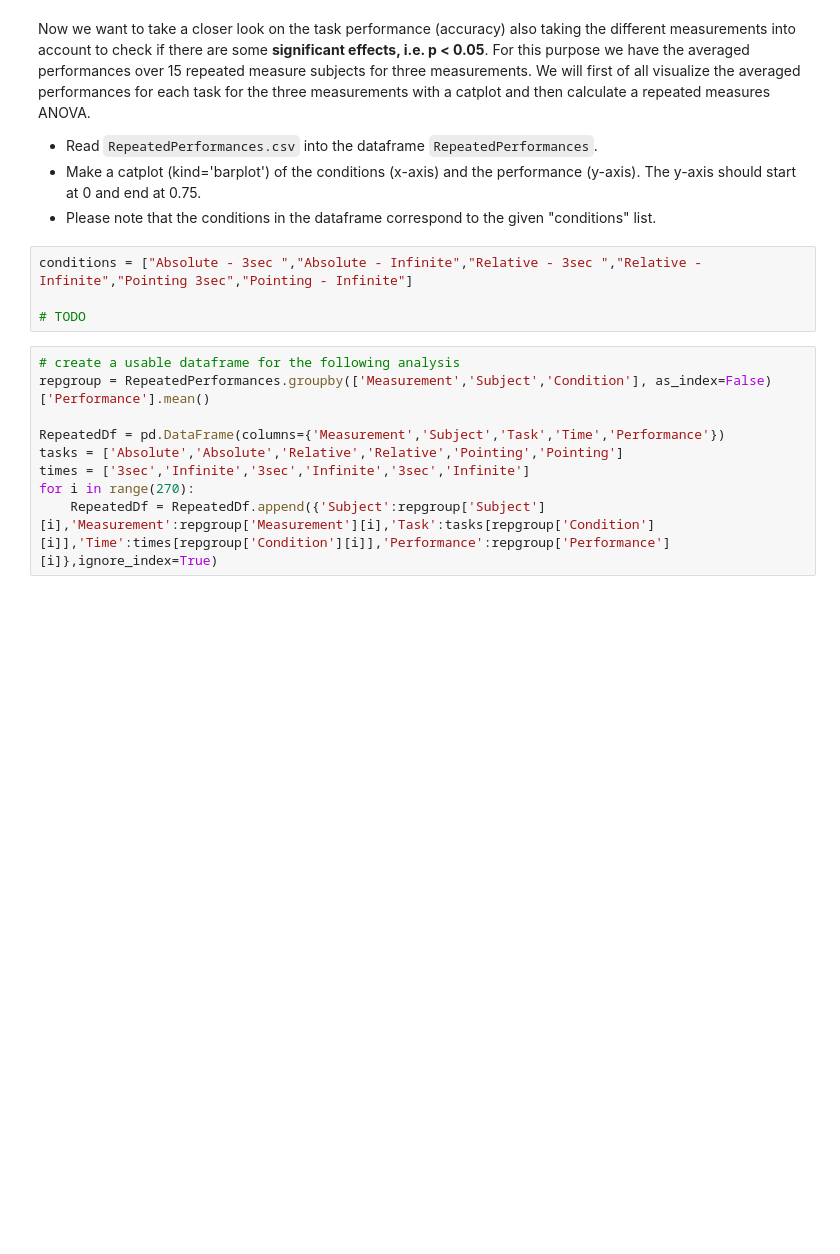
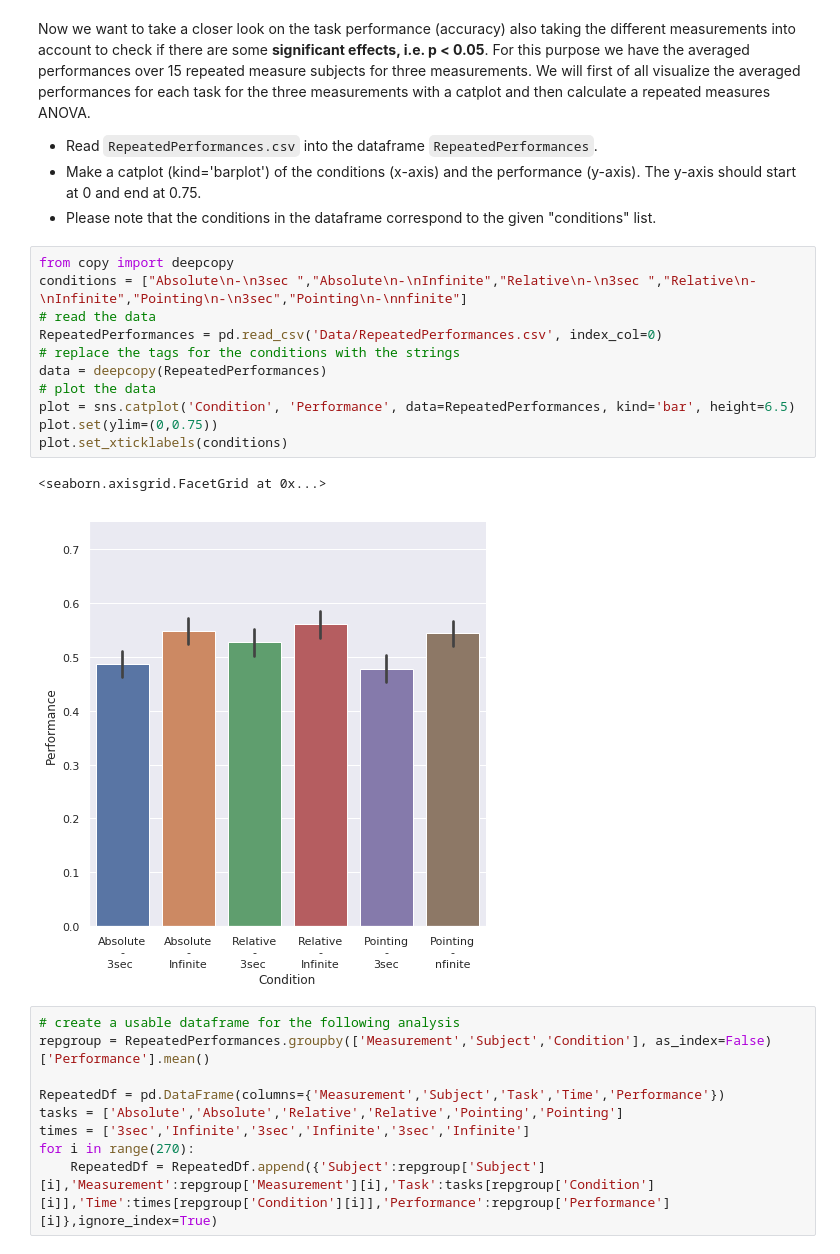
Before and after one commit to NBP-ACC/week-6-acc_6, a Jupyter notebook: sheet04.ipynb, the cells around one changed output. Cells and saved outputs as stored; diff of their text form; blank space fills up the shorter version.

````diff
--- a/sheet04.ipynb
+++ b/sheet04.ipynb
@@ -213,10 +213,20 @@ Now we want to take a closer look on the task performance (accuracy) also taking
 - Read ```RepeatedPerformances.csv``` into the dataframe ```RepeatedPerformances```.
 - Make a catplot (kind='barplot') of the conditions (x-axis) and the performance (y-axis). The y-axis should start at 0 and end at 0.75.
 - Please note that the conditions in the dataframe correspond to the given "conditions" list.
-# %%
-conditions = ["Absolute - 3sec ","Absolute - Infinite","Relative - 3sec ","Relative - Infinite","Pointing 3sec","Pointing - Infinite"]
-
-# TODO
+# %%
+from copy import deepcopy
+conditions = ["Absolute\n-\n3sec ","Absolute\n-\nInfinite","Relative\n-\n3sec ","Relative\n-\nInfinite","Pointing\n-\n3sec","Pointing\n-\nnfinite"]
+# read the data
+RepeatedPerformances = pd.read_csv('Data/RepeatedPerformances.csv', index_col=0)
+# replace the tags for the conditions with the strings
+data = deepcopy(RepeatedPerformances)
+# plot the data
+plot = sns.catplot('Condition', 'Performance', data=RepeatedPerformances, kind='bar', height=6.5)
+plot.set(ylim=(0,0.75))
+plot.set_xticklabels(conditions)
+# %% [output]
+<seaborn.axisgrid.FacetGrid at 0x...>
+[figure, added]
 # %%
 # create a usable dataframe for the following analysis
 repgroup = RepeatedPerformances.groupby(['Measurement','Subject','Condition'], as_index=False)['Performance'].mean()
````
Also changed, not shown: parts of 7 cells of this notebook.
